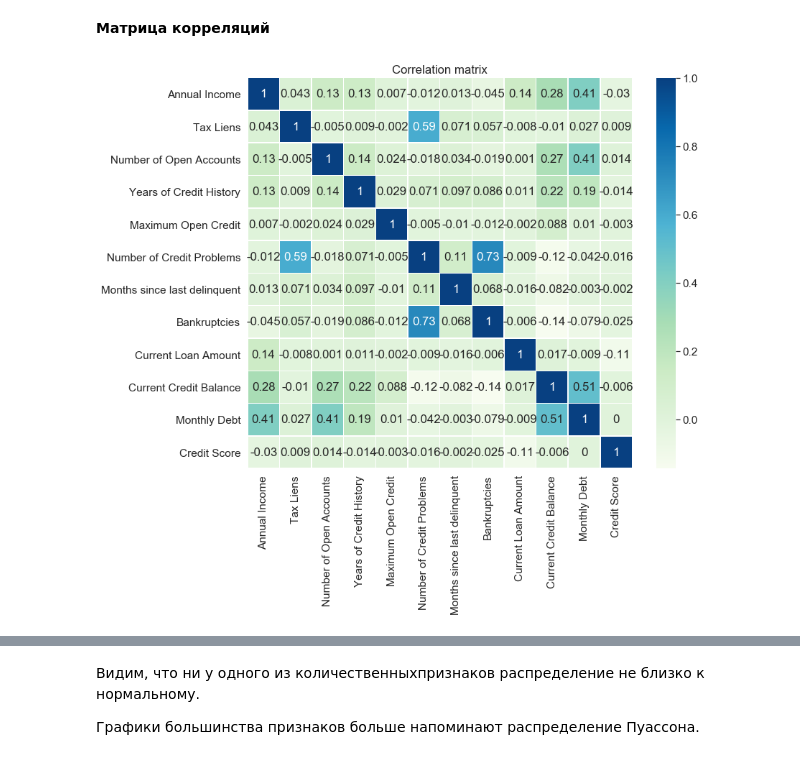
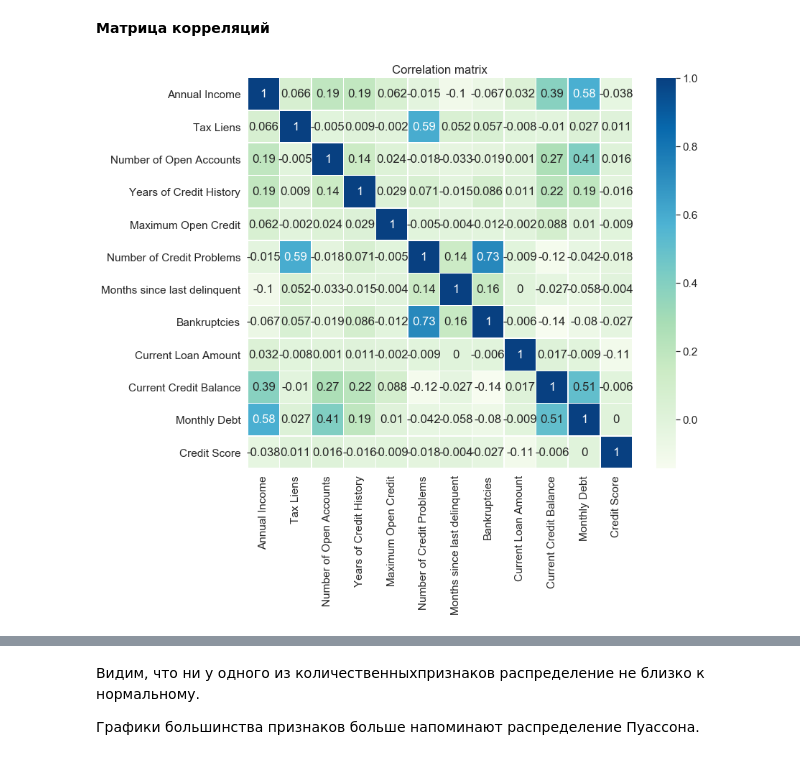
Before and after one commit to studentotlichnik/PythonForDataScience, a Jupyter notebook: TSataev_solution.ipynb, the cells around one changed output, grey strips where cells are left out. Cells and saved outputs as stored; diff of their text form; code cells hidden in the pictures.

```diff
--- a/TSataev_solution.ipynb
+++ b/TSataev_solution.ipynb
@@ -642,10 +384,10 @@ plt.show()
 # %%
 plt.figure(figsize = (12,10))
 
 sns.set(font_scale=1.4)
-sns.heatmap(df[BASE_FEATURE_NAMES].corr().round(3), annot=True, linewidths=.5, cmap='GnBu')
+sns.heatmap(df_base[BASE_FEATURE_NAMES].corr().round(3), annot=True, linewidths=.5, cmap='GnBu')
 
 plt.title('Correlation matrix')
 plt.show()
 # %% [output]
-[figure, old version]
+[figure, new version]
```
Also changed, not shown: parts of 117 cells of this notebook, 1 other file.
